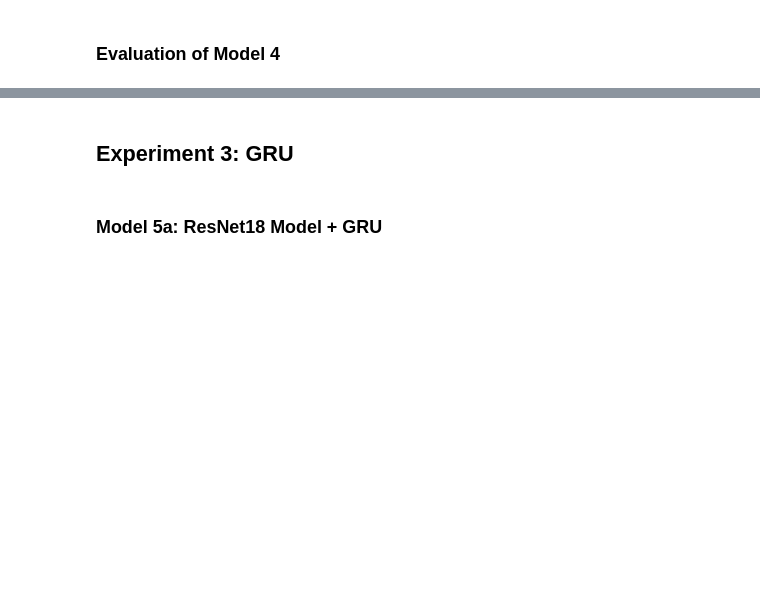
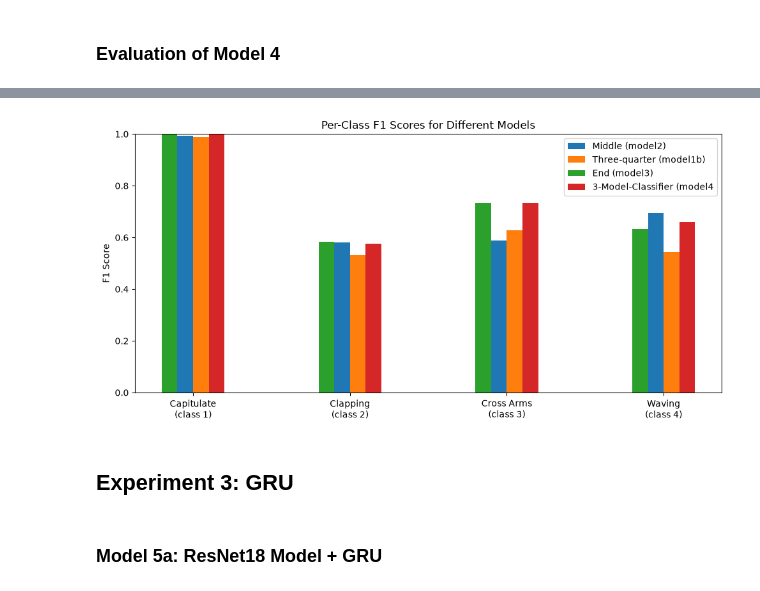
Before and after one commit to mschl7/action_recognition, a Jupyter notebook: main.ipynb, the cells around one changed output, grey strips where cells are left out. Saved outputs shown, nothing was run; the diff lists cells and outputs as text; code cells hidden in the pictures; blank space fills up the shorter version.

```diff
--- a/main.ipynb
+++ b/main.ipynb
@@ -804,4 +904,27 @@ weighted avg     0.7377    0.7400    0.7365       573
 [figure]
+# %%
+# plot per class f1 scores
+classes = list(f1_scores_model1b.keys())
+x = np.arange(len(classes))
+width = 0.1
+
+plt.figure(figsize=(10, 5))
+
+plt.bar(x - 0.5 * width,[f1_scores_model2[c] for c in classes], width, label="Middle (model2)")
+plt.bar(x + 0.5 * width, [f1_scores_model1b[c] for c in classes], width, label="Three-quarter (model1b)")
+plt.bar(x - 1.5 * width,[f1_scores_model3[c] for c in classes], width, label="End (model3)")
+plt.bar(x + 1.5 * width, [f1_scores_model4[c] for c in classes], width, label="3-Model-Classifier (model4")
+
+
+plt.xticks(x, ["Capitulate\n(class 1)","Clapping\n(class 2)", "Cross Arms\n(class 3)", "Waving\n(class 4)"])
+plt.ylim(0, 1)
+plt.ylabel("F1 Score")
+plt.title("Per-Class F1 Scores for Different Models")
+plt.legend()
+plt.tight_layout()
+plt.show()
+# %% [output]
+[figure, added]
 # %% [markdown]
 ## Experiment 3: GRU
 # %% [markdown]
```
Also changed, not shown: parts of 30 cells of this notebook, 16 other files.
